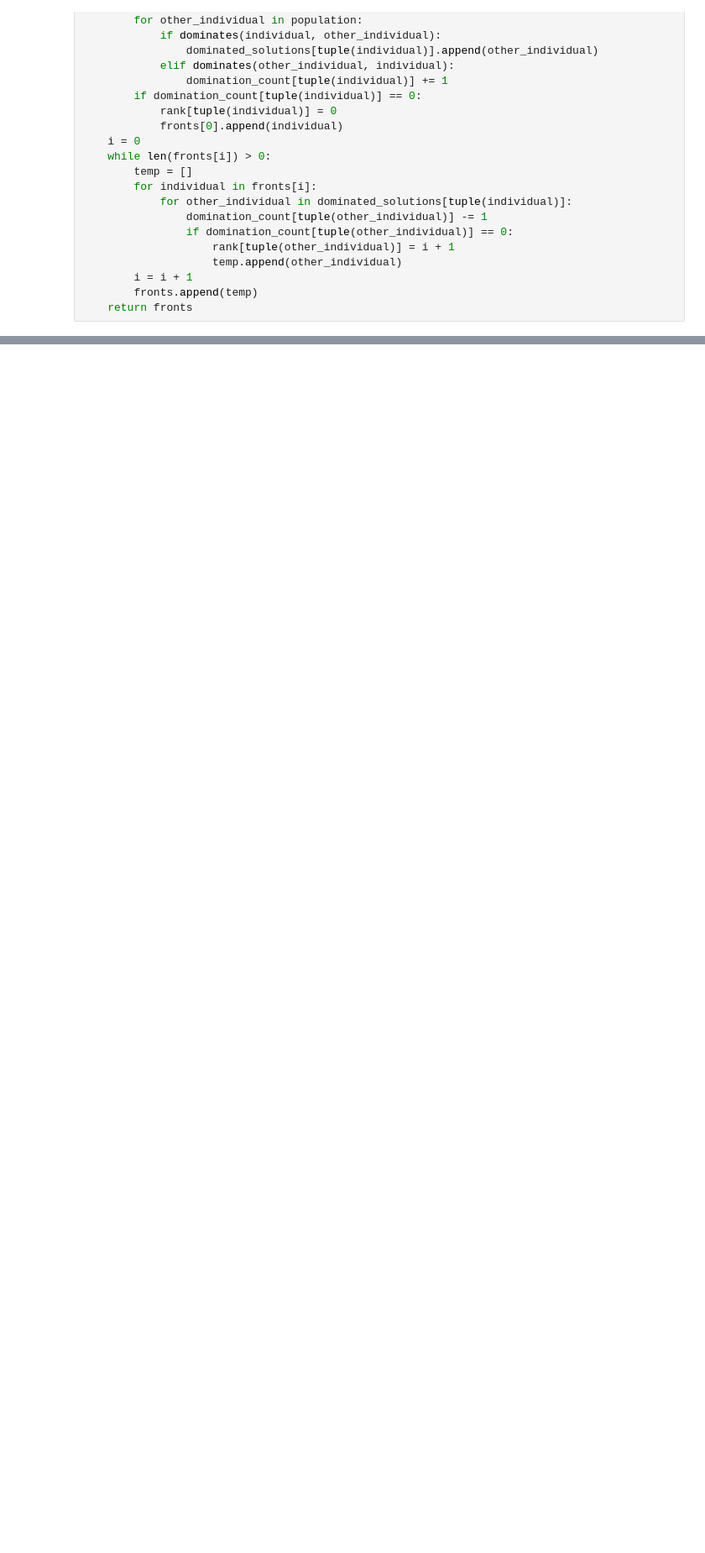
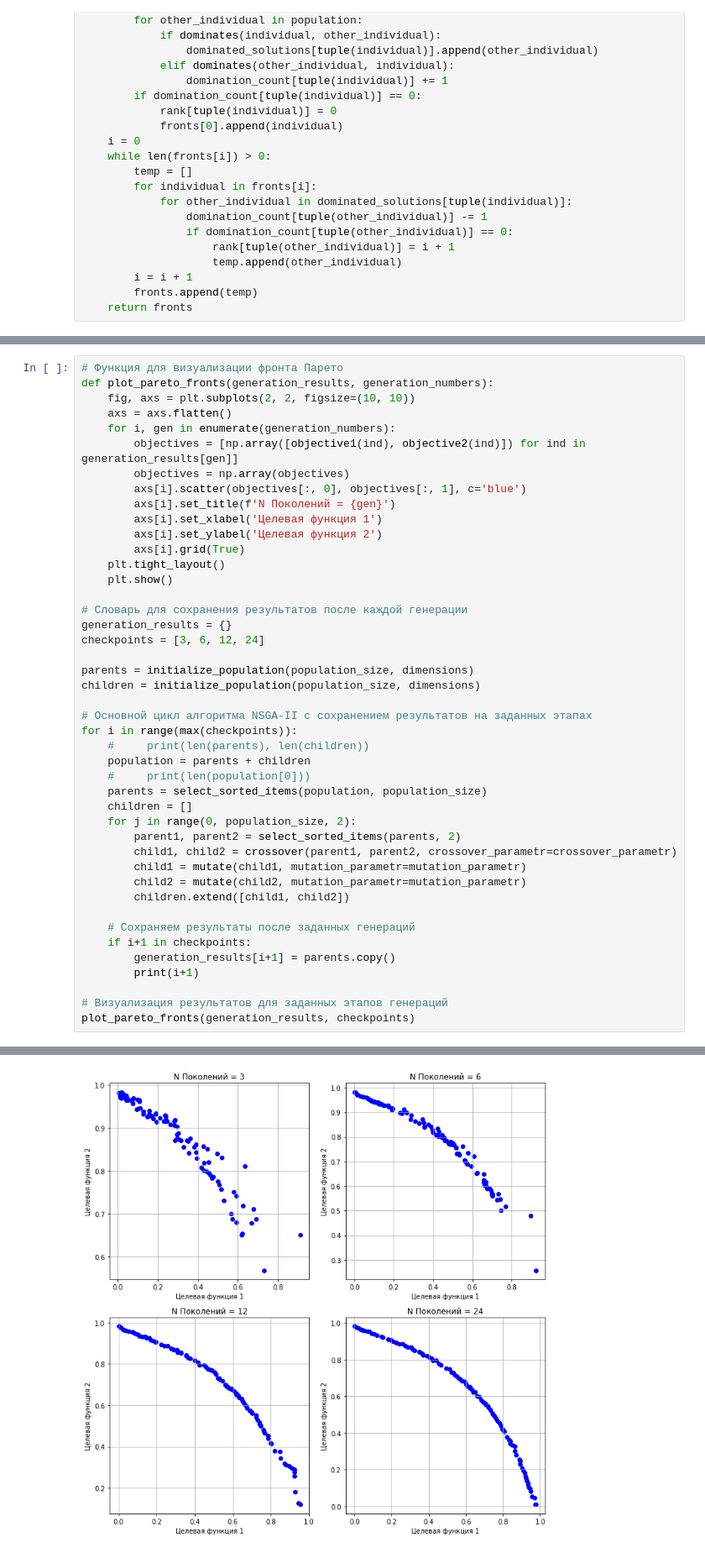
Before and after one commit to Arbuz-Nick/hse_mmdm, a Jupyter notebook: task2.ipynb, the cells around one changed output, grey strips where cells are left out. Shown at 84% size. Saved outputs shown, nothing was run; the diff lists cells and outputs as text; blank space fills up the shorter version.

```diff
--- a/task2.ipynb
+++ b/task2.ipynb
@@ -180,0 +194,45 @@ print(parents)
+# %%
+# Функция для визуализации фронта Парето
+def plot_pareto_fronts(generation_results, generation_numbers):
+    fig, axs = plt.subplots(2, 2, figsize=(10, 10))
+    axs = axs.flatten()
+    for i, gen in enumerate(generation_numbers):
+        objectives = [np.array([objective1(ind), objective2(ind)]) for ind in generation_results[gen]]
+        objectives = np.array(objectives)
+        axs[i].scatter(objectives[:, 0], objectives[:, 1], c='blue')
+        axs[i].set_title(f'N Поколений = {gen}')
+        axs[i].set_xlabel('Целевая функция 1')
+        axs[i].set_ylabel('Целевая функция 2')
+        axs[i].grid(True)
+    plt.tight_layout()
+    plt.show()
+
+# Словарь для сохранения результатов после каждой генерации
+generation_results = {}
+checkpoints = [3, 6, 12, 24]
+
+parents = initialize_population(population_size, dimensions)
+children = initialize_population(population_size, dimensions)
+
+# Основной цикл алгоритма NSGA-II с сохранением результатов на заданных этапах
+for i in range(max(checkpoints)):
+    #     print(len(parents), len(children))
+    population = parents + children
+    #     print(len(population[0]))
+    parents = select_sorted_items(population, population_size)
+    children = []
+    for j in range(0, population_size, 2):
+        parent1, parent2 = select_sorted_items(parents, 2)
+        child1, child2 = crossover(parent1, parent2, crossover_parametr=crossover_parametr)
+        child1 = mutate(child1, mutation_parametr=mutation_parametr)
+        child2 = mutate(child2, mutation_parametr=mutation_parametr)
+        children.extend([child1, child2])
+
+    # Сохраняем результаты после заданных генераций
+    if i+1 in checkpoints:
+        generation_results[i+1] = parents.copy()
+        print(i+1)
+
+# Визуализация результатов для заданных этапов генераций
+plot_pareto_fronts(generation_results, checkpoints)
+# %% [output]
@@ -180,0 +243 @@ print(parents)
+[figure, added]
```
Also changed, not shown: parts of 3 cells of this notebook, 1 other file.
